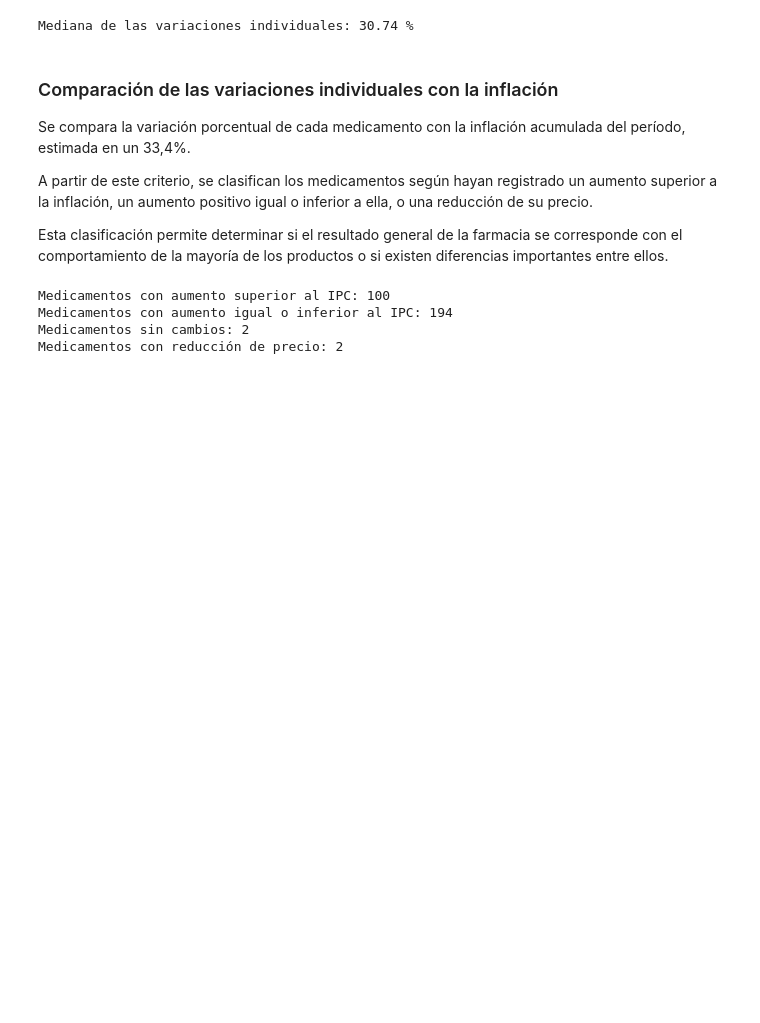
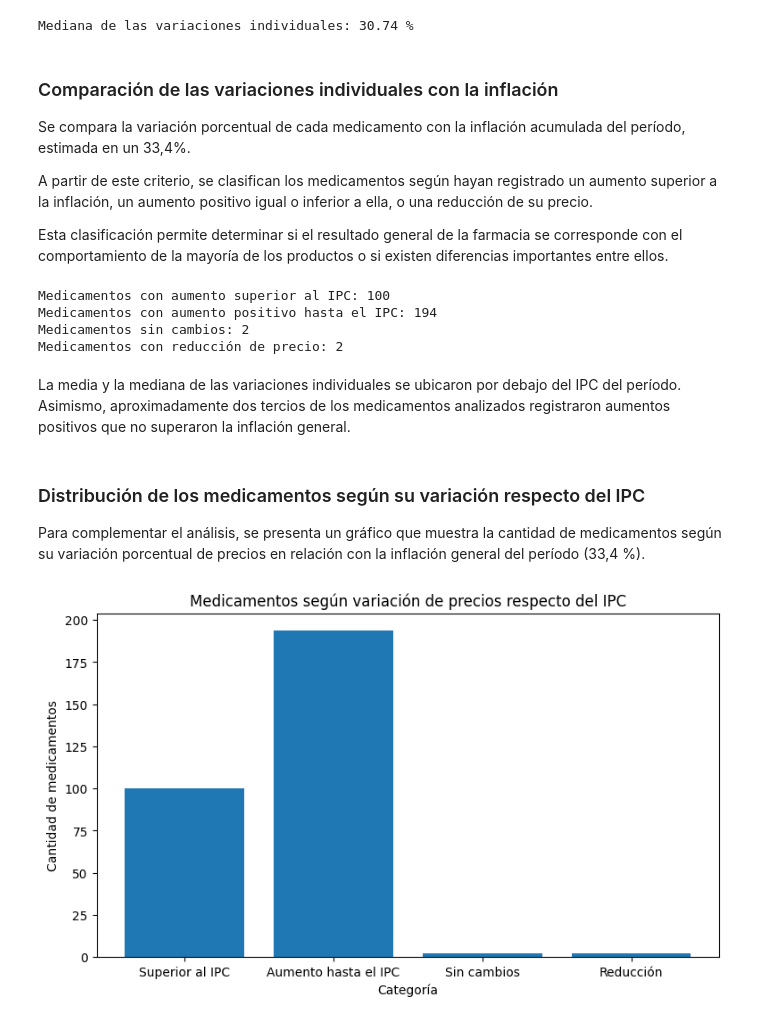
Before and after one commit to BorcosquiSelva/Trabajo-Practico-Grupal, a Jupyter notebook: Analisis.ipynb, the cells around one changed output. Drawn from its saved outputs; the diff is of its cells as text; code cells hidden in the pictures; blank space fills up the shorter version.

```diff
--- a/Analisis.ipynb
+++ b/Analisis.ipynb
@@ -1013,7 +1037,7 @@ medicamentos_reduccion = (
 print("Medicamentos con aumento superior al IPC:",
       medicamentos_superior_ipc)
 
-print("Medicamentos con aumento igual o inferior al IPC:",
+print("Medicamentos con aumento positivo hasta el IPC:",
       medicamentos_inferior_ipc)
 
 print("Medicamentos sin cambios:",
@@ -1023,6 +1047,40 @@ print("Medicamentos con reducción de precio:",
       medicamentos_reduccion)
 # %% [output]
 Medicamentos con aumento superior al IPC: 100
-Medicamentos con aumento igual o inferior al IPC: 194
+Medicamentos con aumento positivo hasta el IPC: 194
 Medicamentos sin cambios: 2
 Medicamentos con reducción de precio: 2
+# %% [markdown]
+La media y la mediana de las variaciones individuales se ubicaron por debajo del IPC del período. Asimismo, aproximadamente dos tercios de los medicamentos analizados registraron aumentos positivos que no superaron la inflación general.
+# %% [markdown]
+### Distribución de los medicamentos según su variación respecto del IPC
+
+Para complementar el análisis, se presenta un gráfico que muestra la cantidad de medicamentos según su variación porcentual de precios en relación con la inflación general del período (33,4 %).
+# %%
+import matplotlib.pyplot as plt
+
+categorias = [
+    "Superior al IPC",
+    "Aumento hasta el IPC",
+    "Sin cambios",
+    "Reducción"
+]
+
+cantidades = [
+    medicamentos_superior_ipc,
+    medicamentos_inferior_ipc,
+    medicamentos_sin_cambio,
+    medicamentos_reduccion
+]
+
+plt.figure(figsize=(9, 5))
+
+plt.bar(categorias, cantidades)
+
+plt.title("Medicamentos según variación de precios respecto del IPC")
+plt.xlabel("Categoría")
+plt.ylabel("Cantidad de medicamentos")
+
+plt.show()
+# %% [output]
+[figure, added]
```
Also changed, not shown: parts of 3 cells of this notebook.
